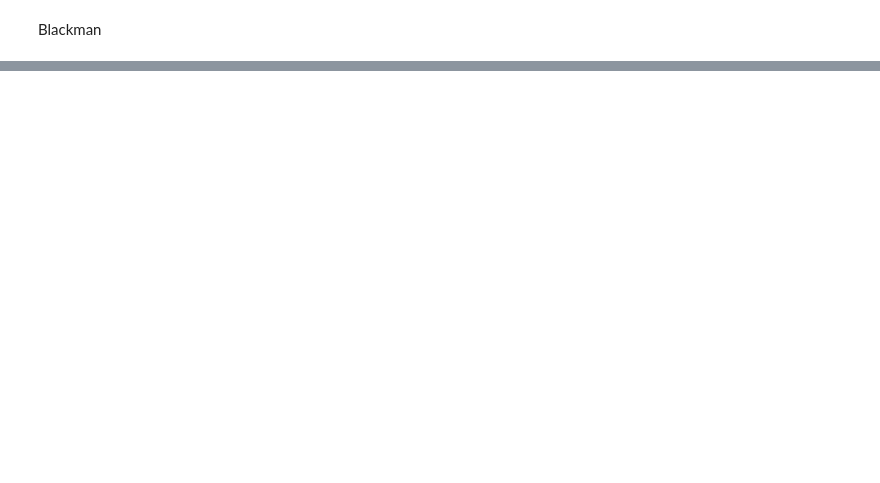
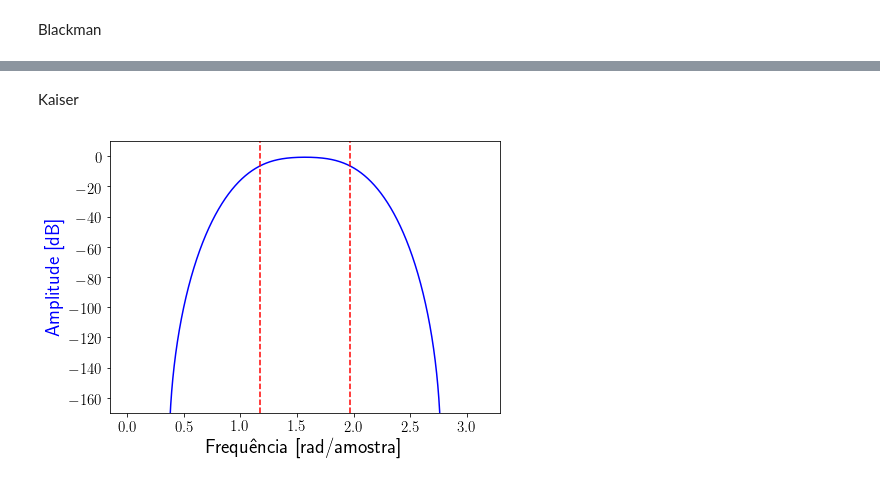
Before and after one commit to mesquita/elementos, a Jupyter notebook: lista_3/code/Lista_3.ipynb, the cells around one changed output, grey strips where cells are left out. Drawn from its saved outputs; the diff is of its cells as text; code cells hidden in the pictures; blank space fills up the shorter version.

```diff
--- a/lista_3/code/Lista_3.ipynb
+++ b/lista_3/code/Lista_3.ipynb
@@ -309,0 +329,22 @@ plt.show()
+# %% [markdown]
+Kaiser
+# %%
+kaiser_window = kaiser(M+1, beta=20)
+kaiser_stopband = np.multiply(sanity_check_window, kaiser_window)
+
+w, x = signal.freqz(kaiser_stopband, worN=M*120)
+
+fig, ax1 = plt.subplots()
+
+ax1.plot(w, 20 * np.log10(abs(x)), 'b')
+ax1.axvline(x=Omega_r1, color='r', linestyle='--')
+ax1.axvline(x=Omega_r2, color='r', linestyle='--')
+ax1.set_ylabel(r'Amplitude [dB]', color='b')
+ax1.set_xlabel(r'Frequência [rad/amostra]')
+ax1.set_ylim(-170,10)
+plt.savefig('kaiser_20.eps', transparent=True, optimize=True, bbox_inches='tight')
+
+
+plt.show()
+# %% [output]
+[figure, added]
```
Also changed, not shown: parts of 12 cells of this notebook, 48 other files.
